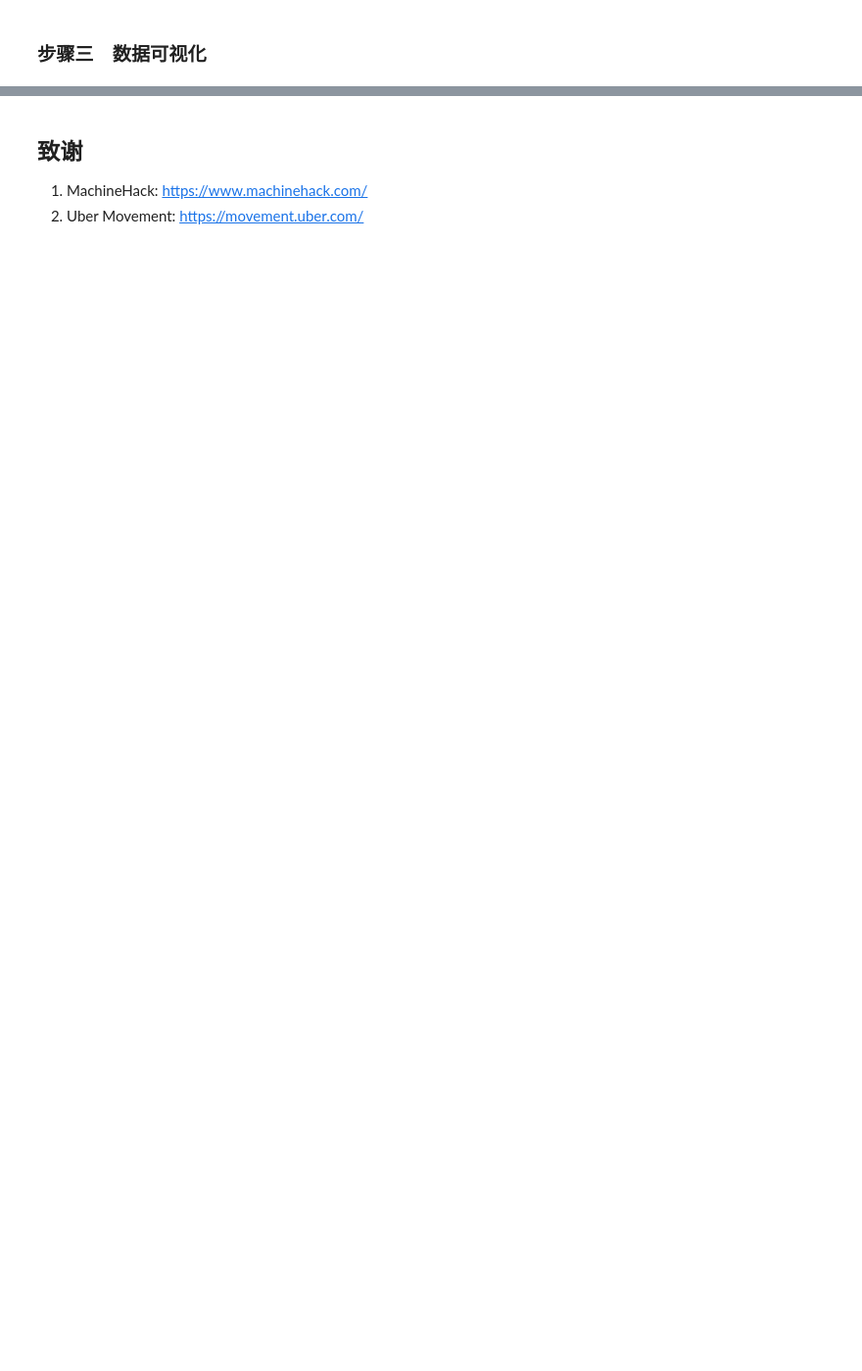
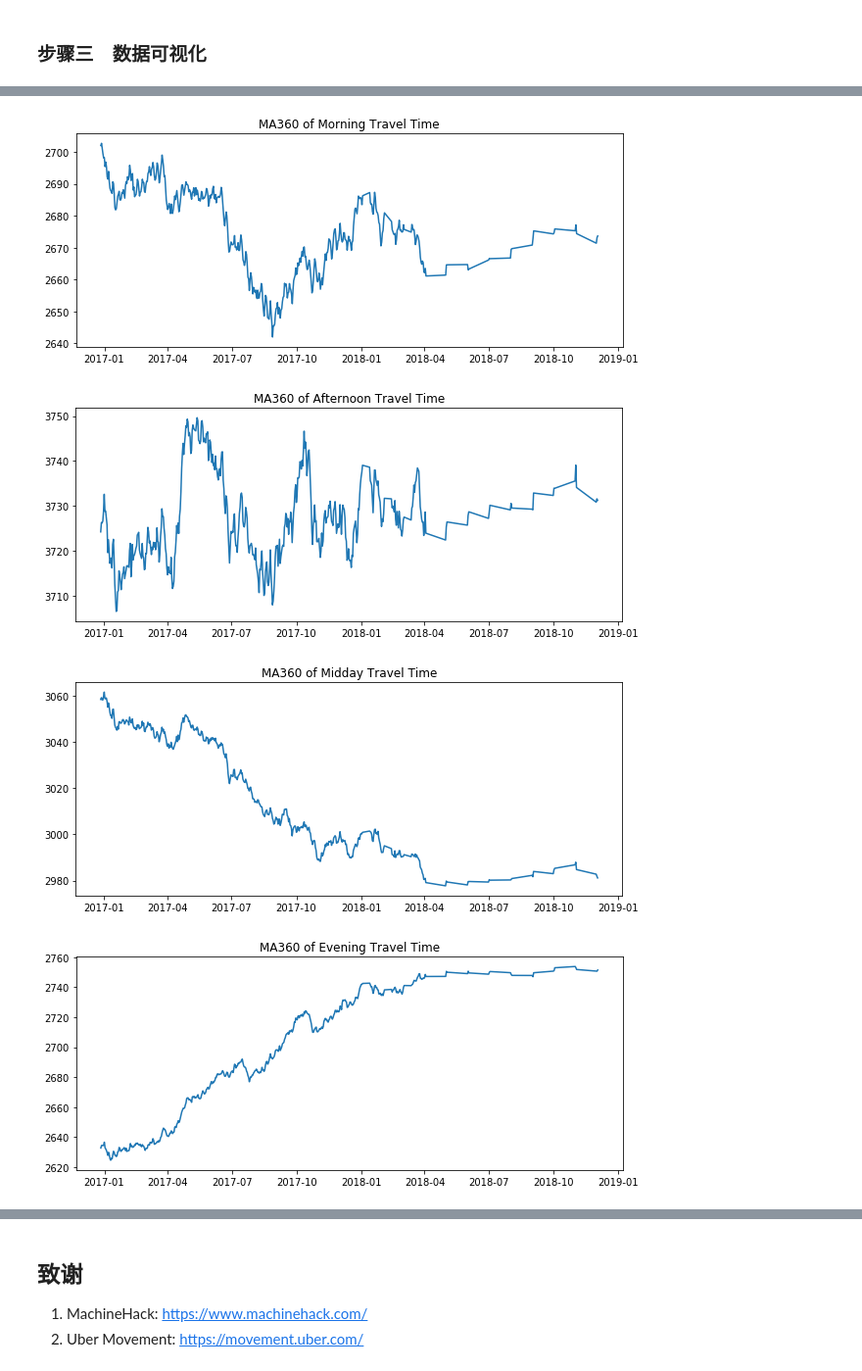
Before and after one commit to Dragon1573/Python-Analysis, a Jupyter notebook: Analysis.ipynb, the cells around one changed output, grey strips where cells are left out. Shown at 98% size. Saved outputs shown, nothing was run; the diff lists cells and outputs as text; code cells hidden in the pictures; blank space fills up the shorter version.

```diff
--- a/Analysis.ipynb
+++ b/Analysis.ipynb
@@ -70,8 +104,3 @@ table = pandas.read_excel('Final_Majestic_to_AIM_jan-2016tomarch-2018.xlsx', enc
 # %%
 # 哑变量处理
 table = pandas.get_dummies(table)
-# %%
-# 剔除无意义列
-for column in table.columns:
-    if table[column].std() == 0:
-        table.drop(labels=column, axis=1, inplace=True)
@@ -105,0 +188,21 @@ max                                      0 days 00:57:51
+# %%
+%matplotlib inline
+for i in range(len(table.columns)):
+    # 创建画布
+    pyplot.figure(figsize=(10, 4))
+    # 生成移动平均数据集
+    series = numpy.zeros_like(table.iloc[:, i])
+    for j in range(360, len(series)):
+        # 使用 MA60 作为移动平均曲线
+        series[j] = numpy.average(table.iloc[j - 360:j, i])
+    series[series == 0] = numpy.NaN
+    pyplot.plot(table.index, series)
+    pyplot.title('MA360 of ' + table.columns[i] + ' Travel Time')
+    # 保存子图
+    pyplot.savefig('imgs/MA10-%d.svg' % i)
+    pyplot.show()
+# %% [output]
+[figure, added]
+[figure, added]
+[figure, added]
+[figure, added]
```
Also changed, not shown: parts of 27 cells of this notebook, 9 other files.
